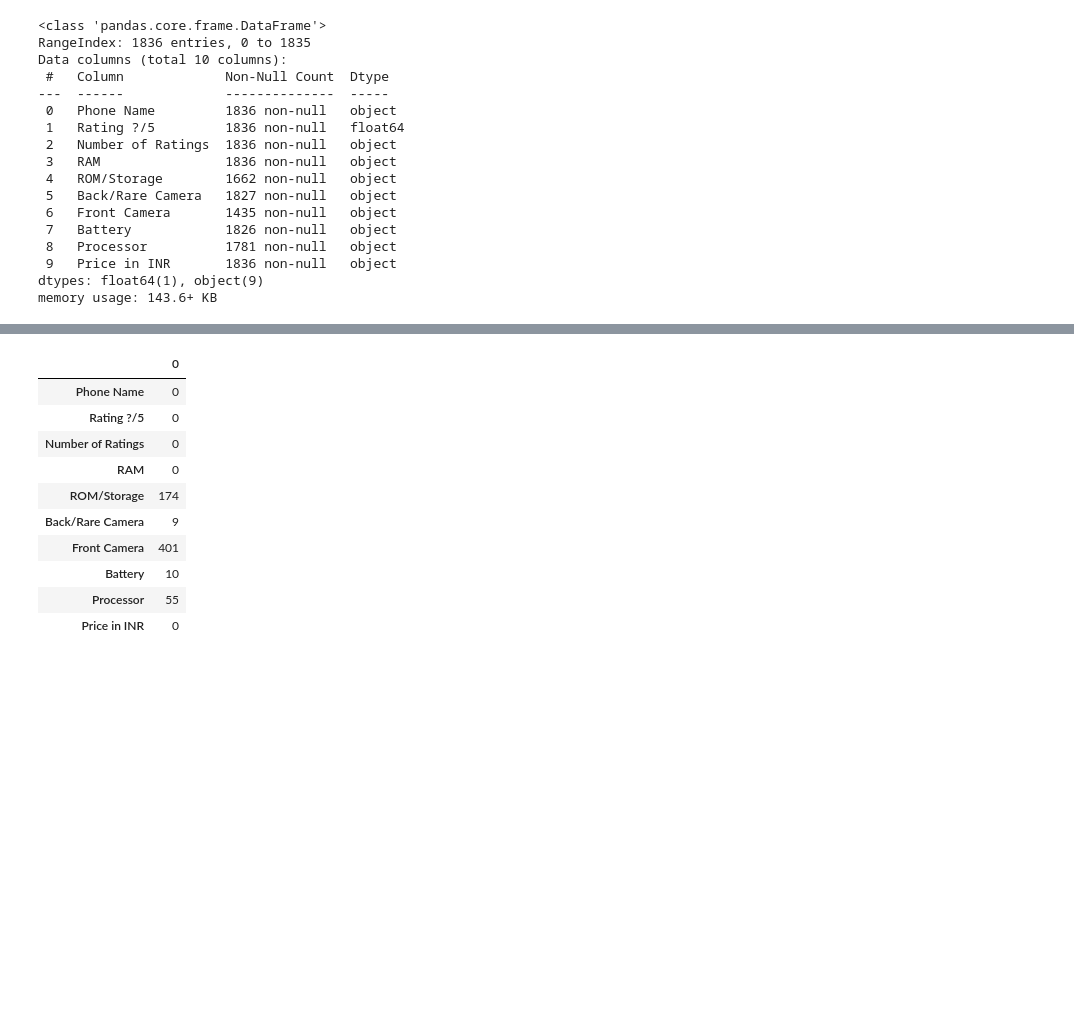
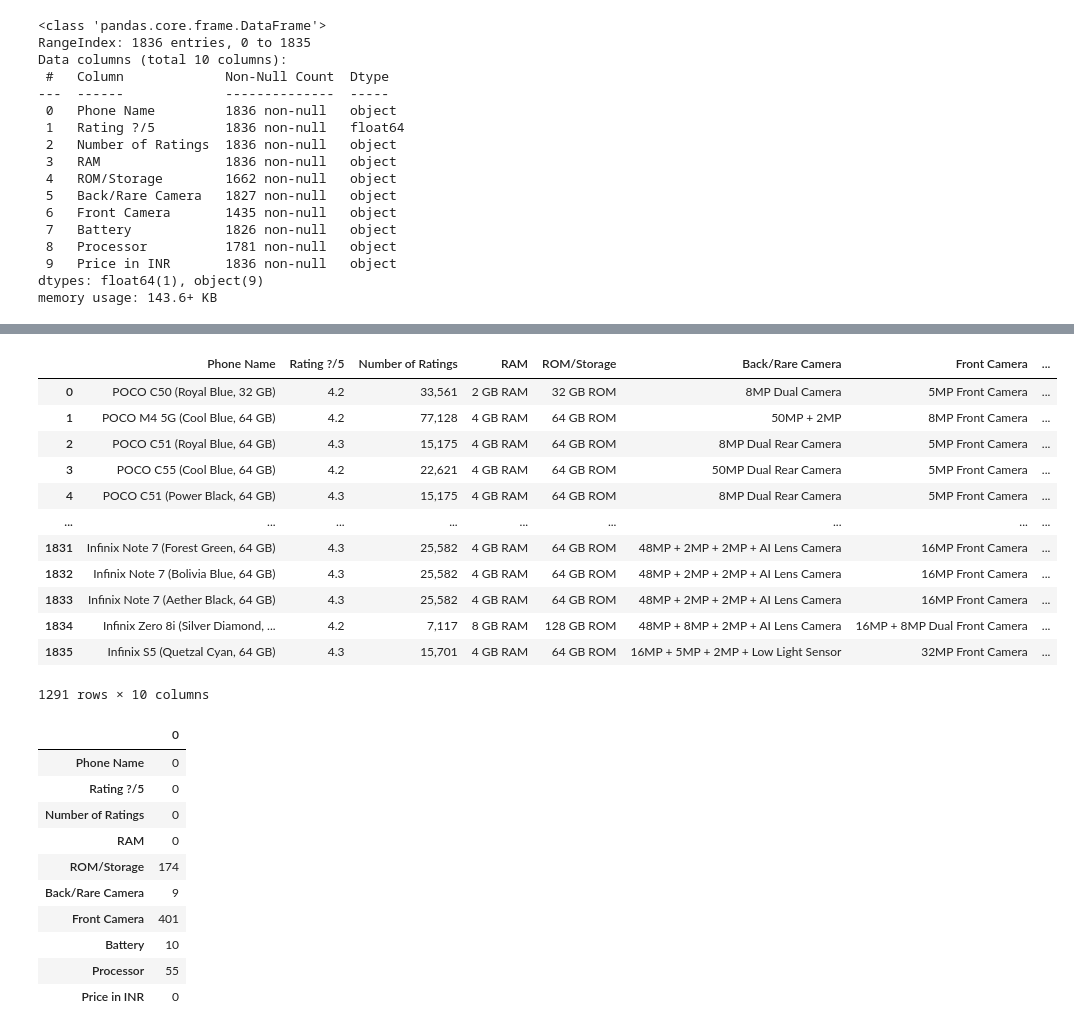
Before and after one commit to Kidar12/GDGoC_ML_Assignment-2, a Jupyter notebook: Dataset_MBP.ipynb, the cells around one changed output, grey strips where cells are left out. Saved outputs shown, nothing was run; the diff lists cells and outputs as text; code cells hidden in the pictures; blank space fills up the shorter version.

```diff
--- a/Dataset_MBP.ipynb
+++ b/Dataset_MBP.ipynb
@@ -71,3 +86,19 @@ memory usage: 143.6+ KB
+# %%
+df_mbp.dropna()
+# %% [output]
+|  | Phone Name | Rating ?/5 | Number of Ratings | RAM | ROM/Storage | Back/Rare Camera | Front Camera | ... |
+| 0 | POCO C50 (Royal Blue, 32 GB) | 4.2 | 33,561 | 2 GB RAM | 32 GB ROM | 8MP Dual Camera | 5MP Front Camera | ... |
+| 1 | POCO M4 5G (Cool Blue, 64 GB) | 4.2 | 77,128 | 4 GB RAM | 64 GB ROM | 50MP + 2MP | 8MP Front Camera | ... |
+| 2 | POCO C51 (Royal Blue, 64 GB) | 4.3 | 15,175 | 4 GB RAM | 64 GB ROM | 8MP Dual Rear Camera | 5MP Front Camera | ... |
+| 3 | POCO C55 (Cool Blue, 64 GB) | 4.2 | 22,621 | 4 GB RAM | 64 GB ROM | 50MP Dual Rear Camera | 5MP Front Camera | ... |
+| 4 | POCO C51 (Power Black, 64 GB) | 4.3 | 15,175 | 4 GB RAM | 64 GB ROM | 8MP Dual Rear Camera | 5MP Front Camera | ... |
+| ... | ... | ... | ... | ... | ... | ... | ... | ... |
+| 1831 | Infinix Note 7 (Forest Green, 64 GB) | 4.3 | 25,582 | 4 GB RAM | 64 GB ROM | 48MP + 2MP + 2MP + AI Lens Camera | 16MP Front Camera | ... |
+| 1832 | Infinix Note 7 (Bolivia Blue, 64 GB) | 4.3 | 25,582 | 4 GB RAM | 64 GB ROM | 48MP + 2MP + 2MP + AI Lens Camera | 16MP Front Camera | ... |
+| 1833 | Infinix Note 7 (Aether Black, 64 GB) | 4.3 | 25,582 | 4 GB RAM | 64 GB ROM | 48MP + 2MP + 2MP + AI Lens Camera | 16MP Front Camera | ... |
+| 1834 | Infinix Zero 8i (Silver Diamond, ... | 4.2 | 7,117 | 8 GB RAM | 128 GB ROM | 48MP + 8MP + 2MP + AI Lens Camera | 16MP + 8MP Dual Front Camera | ... |
+| 1835 | Infinix S5 (Quetzal Cyan, 64 GB) | 4.3 | 15,701 | 4 GB RAM | 64 GB ROM | 16MP + 5MP + 2MP + Low Light Sensor | 32MP Front Camera | ... |
+1291 rows × 10 columns
 # %%
 df_mbp.isna().sum()
 # %% [output]
```
Also changed, not shown: parts of 40 cells of this notebook.
